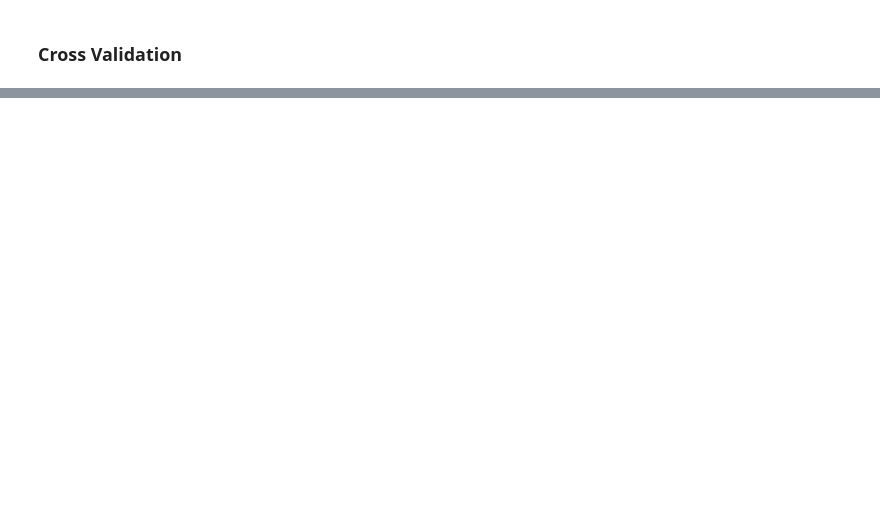
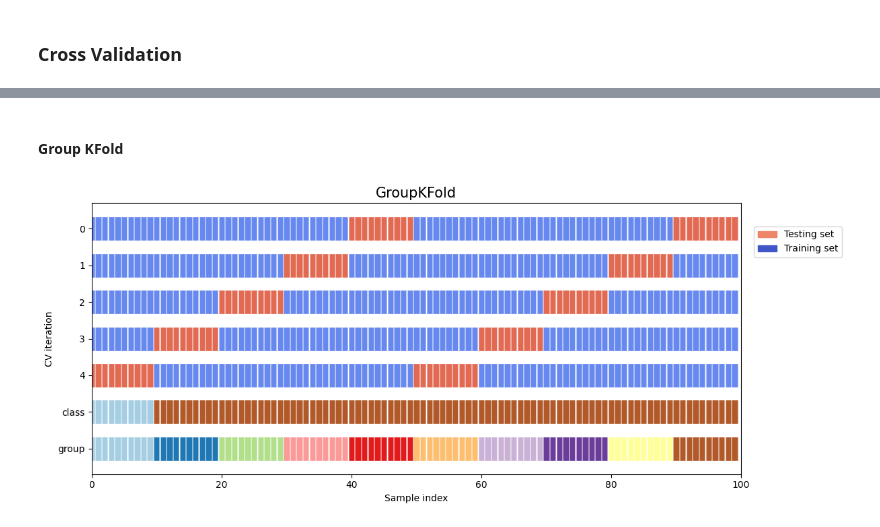
Before and after one commit to JuanFeA98/Machine_Learning, a Jupyter notebook: 00.Fundamentos/Cross_Validation.ipynb, the cells around one changed output, grey strips where cells are left out. Drawn from its saved outputs; the diff is of its cells as text; code cells hidden in the pictures; blank space fills up the shorter version.

```diff
--- a/00.Fundamentos/Cross_Validation.ipynb
+++ b/00.Fundamentos/Cross_Validation.ipynb
@@ -297,0 +231,7 @@ NameError: name 'np' is not defined
+# %% [markdown]
+#### **Group KFold**
+# %%
+X_, y_, groups_ = utils.get_fake_X_y()
+utils.plot_cv(GroupKFold, X_, y_, groups_)
+# %% [output]
+[figure, added]
```
Also changed, not shown: parts of 35 cells of this notebook.
